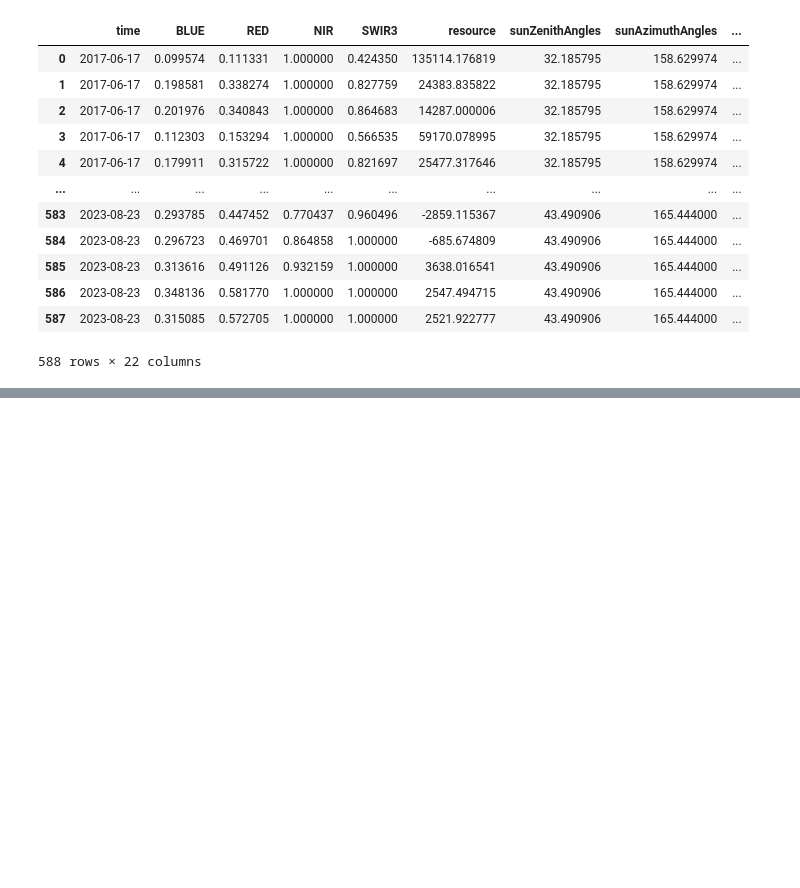
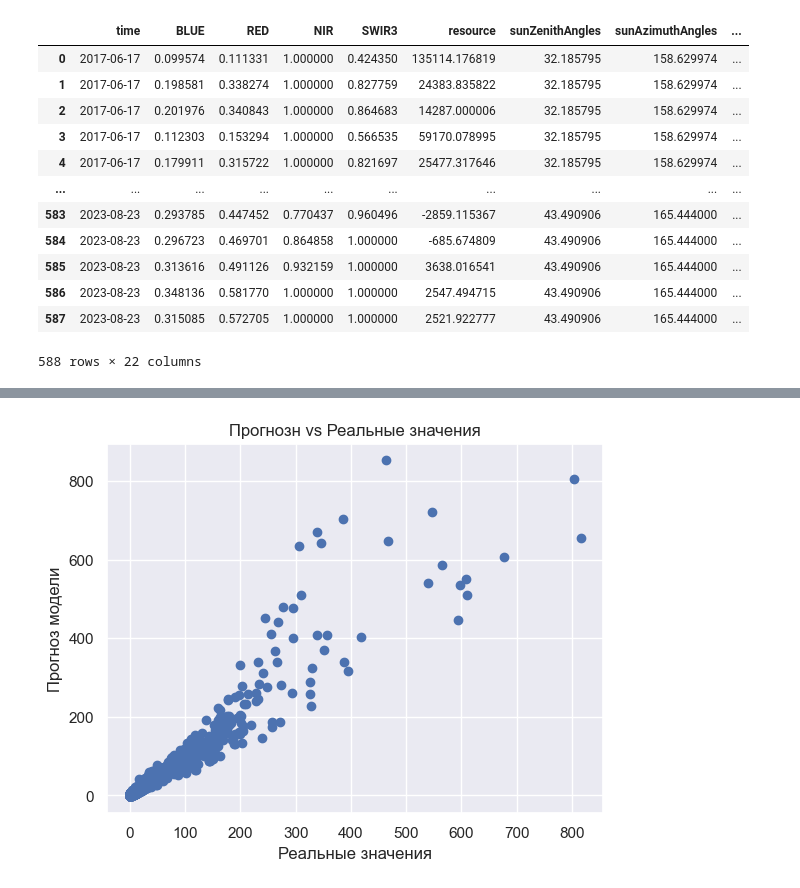
Before and after one commit to Yerlan999/CowsGPSTracker-KazATU, a Jupyter notebook: new_modules/SentinelHub Based Analysis NN model.ipynb, the cells around one changed output, grey strips where cells are left out. Drawn from its saved outputs; the diff is of its cells as text; code cells hidden in the pictures; blank space fills up the shorter version.

Commit message:
ANN model designing. russian plots

```diff
--- a/new_modules/SentinelHub Based Analysis NN model.ipynb
+++ b/new_modules/SentinelHub Based Analysis NN model.ipynb
@@ -1180,0 +1137,11 @@ Mean Absolute Error: 2.29146995831072
+# %%
+# Predict on the test set
+y_pred = model_deep.predict(X_test_scaled)
+
+# Plot the actual vs predicted values
+plt.scatter(y_test, y_pred)
+plt.xlabel("Реальные значения")
+plt.ylabel("Прогноз модели")
+plt.title("Прогнозн vs Реальные значения")
+plt.show()
+# %% [output]
@@ -1180,0 +1149 @@ Mean Absolute Error: 2.29146995831072
+[figure, added]
```
Also changed, not shown: parts of 18 cells of this notebook.
